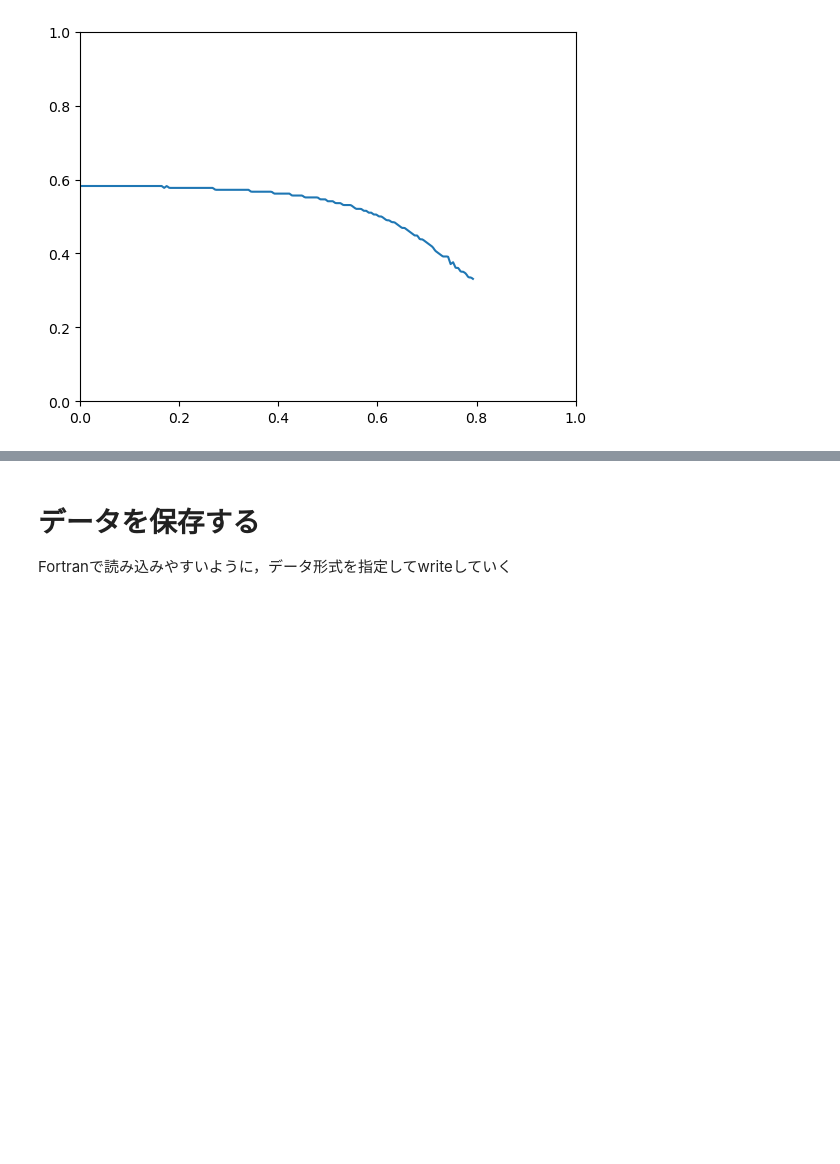
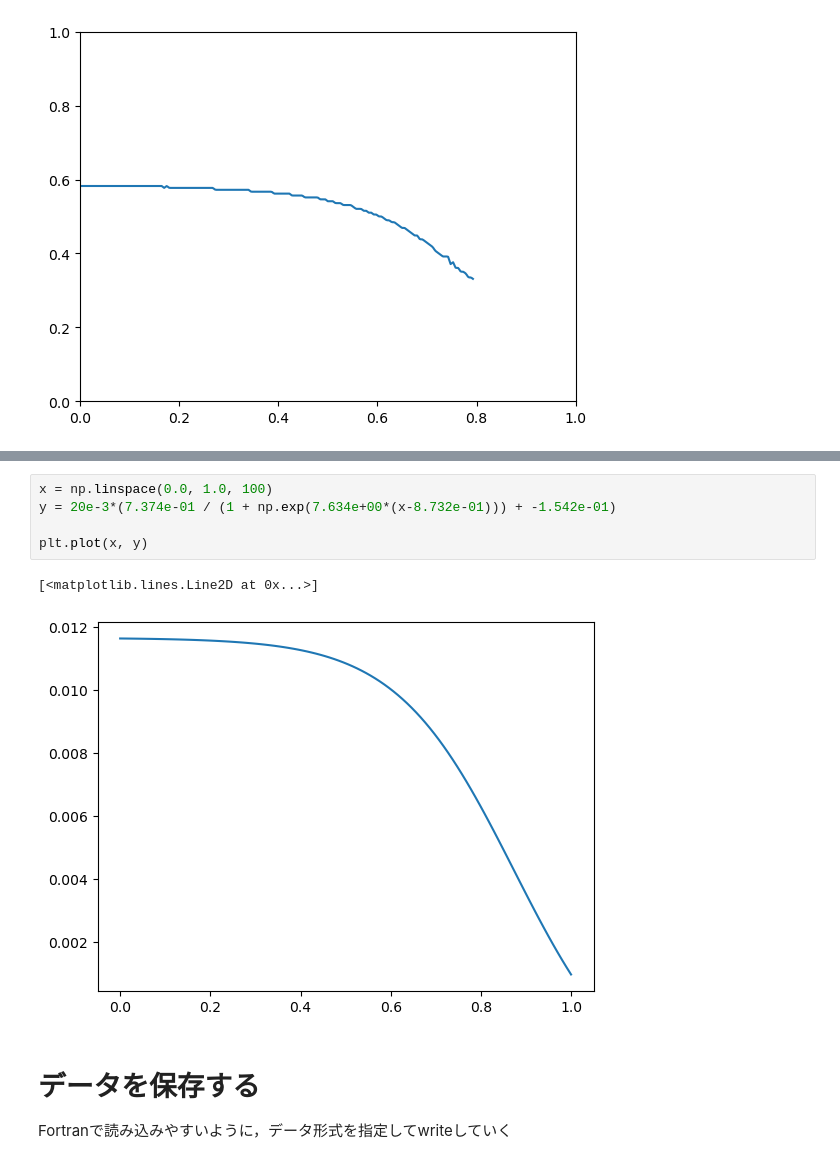
Before and after one commit to syoukera/F90_IonizedLayerModel, a Jupyter notebook: ipynb/20241211_get_flame_position.ipynb, the cells around one changed output, grey strips where cells are left out. Drawn from its saved outputs; the diff is of its cells as text; blank space fills up the shorter version.

```diff
--- a/ipynb/20241211_get_flame_position.ipynb
+++ b/ipynb/20241211_get_flame_position.ipynb
@@ -266,5 +266,13 @@ f(x) = 0.7374231420722506 / (1 + np.exp(7.633956202913434*(x-0.8732123537123655)
 <matplotlib.legend.Legend at 0x...>
 [figure]
+# %%
+x = np.linspace(0.0, 1.0, 100)
+y = 20e-3*(7.374e-01 / (1 + np.exp(7.634e+00*(x-8.732e-01))) + -1.542e-01)
+
+plt.plot(x, y)
+# %% [output]
+[<matplotlib.lines.Line2D at 0x...>]
+[figure, added]
 # %% [markdown]
 # データを保存する
 Fortranで読み込みやすいように，データ形式を指定してwriteしていく
```
Also changed, not shown: parts of 1 cell of this notebook, 2 other files.
